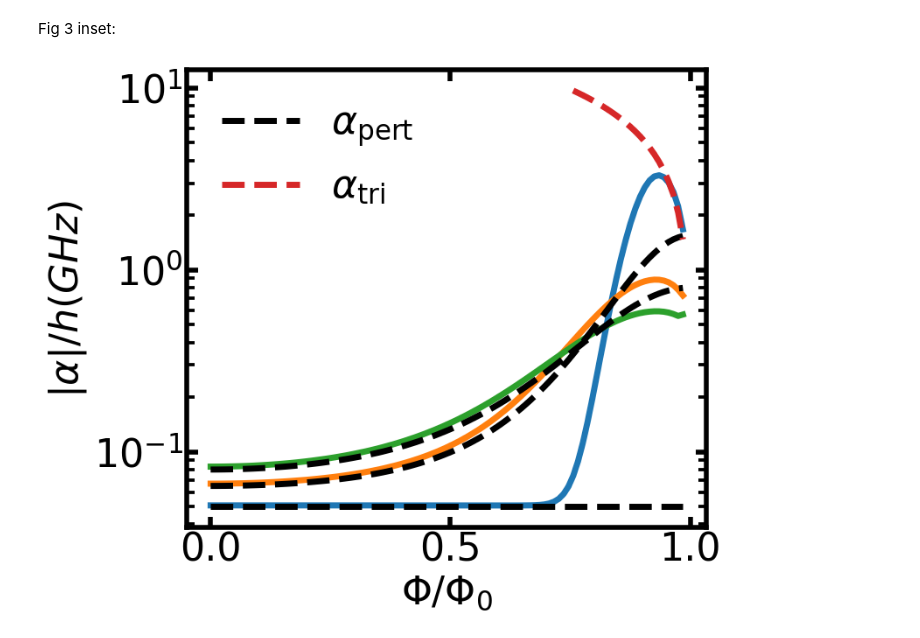
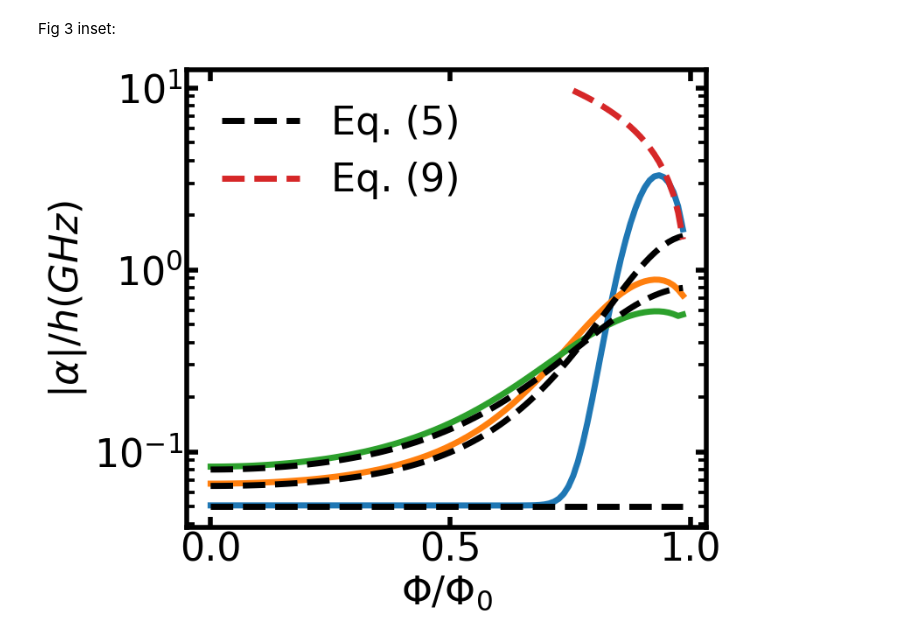
Before and after one commit to Longyu975/fraunhofer-gatemon-code, a Jupyter notebook: final_fig.ipynb, the cells around one changed output. Drawn from its saved outputs; the diff is of its cells as text; code cells hidden in the pictures.

```diff
--- a/final_fig.ipynb
+++ b/final_fig.ipynb
@@ -640,7 +673,7 @@ for Tp_i in Tp_list:
     axB.plot(
         flux_range, analytic_anh[Tp_i],
         ls='--', lw=5, color='k',
-        label=r'$\alpha_{\mathrm{pert}}$' if first_pert else None
+        label=r'Eq. (5)' if first_pert else None
     )
     first_pert = False
 
@@ -654,32 +687,32 @@ def setup(ax):
     #ax.spines['left'].set_color('none')
     #ax.yaxis.set_major_locator(ticker.NullLocator())
     #ax.spines['top'].set_color('none')
     ax.xaxis.set_ticks_position('both')
     ax.yaxis.set_ticks_position('both')
     ax.tick_params(which='major', direction='in',width=4.00,length=9,labelsize=32)
     ax.tick_params(which='major', direction='in',width=4.00,length=9,labelsize=32)
     ax.tick_params(which='minor', direction='in', width=2.70,length=6.5)
     ax.tick_params(which='minor', direction='in',width=2.70,length=6.5)
     ax.patch.set_alpha(0.0)
 
 setup(axB)
 # Plot Triangular - LABEL KEPT
-axB.plot(flux_range[mask], -triangular_anh[mask], label=r'$\alpha_{\rm tri}$', lw=5, ls='--', color='C3')
+axB.plot(flux_range[mask], -triangular_anh[mask], label=r'Eq. (9)', lw=5, ls='--', color='C3')
 
 # 4. Styling (Fonts increased by ~30%)
 axB.set_yscale('log')
 # Original 24 -> New 32
 axB.set_xlabel(r'$\Phi/\Phi_0$', fontsize=32)
 axB.set_ylabel(r'$|\alpha|/h (GHz)$', fontsize=32)
 
 # Increase Tick label size (Assuming orig ~16 -> 22)
 axB.tick_params(axis='both', which='major', labelsize=32)
 
 # Legend only contains dotted lines
 axB.legend(fontsize=32, frameon=False)
 fig1.savefig('Figinset.pdf', format='pdf', bbox_inches='tight')
 
 plt.tight_layout()
 plt.show()
 # %% [output]
-[figure, old version]
+[figure, new version]
```
Also changed, not shown: parts of 13 cells of this notebook, 7 other files.
